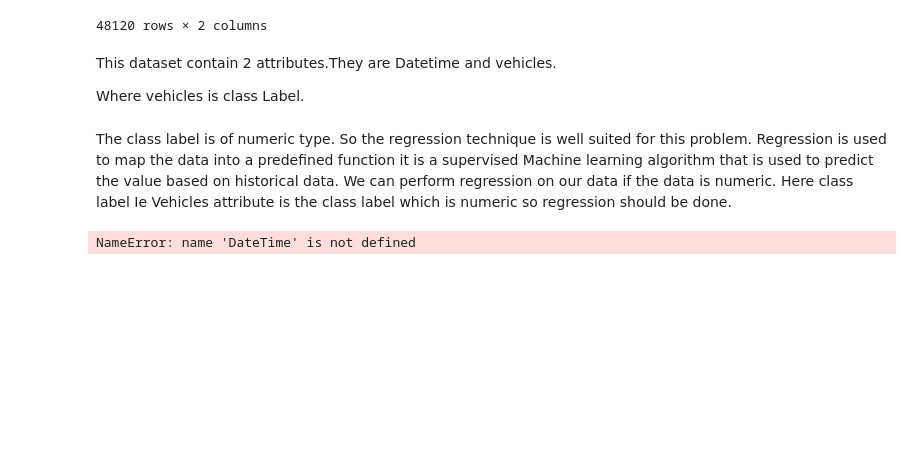
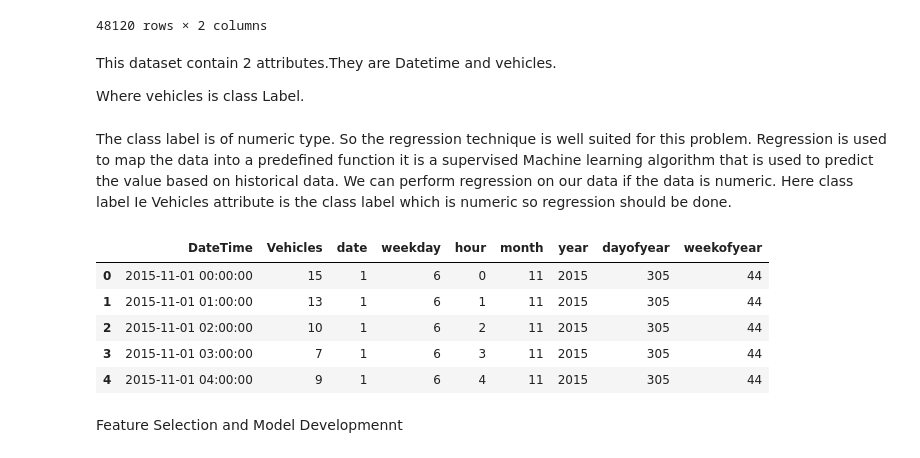
Before and after one commit to AshuuMishra/Vehicle_Count_Prediction_from_Sensor_Data, a Jupyter notebook: Vehicle_count_Prediction.ipynb, the cells around one changed output. Saved outputs shown, nothing was run; the diff lists cells and outputs as text; code cells hidden in the pictures; blank space fills up the shorter version.

```diff
--- a/Vehicle_count_Prediction.ipynb
+++ b/Vehicle_count_Prediction.ipynb
@@ -52,15 +52,56 @@ This dataset contain 2 attributes.They are Datetime and vehicles.
 Where vehicles is class Label.
 # %% [markdown]
 The class label is of numeric type. So the regression technique is well suited for this problem. Regression is used to map the data into a predefined function it is a supervised Machine learning algorithm that is used to predict the value based on historical data. We can perform regression on our data if the data is numeric. Here class label Ie Vehicles attribute is the class label which is numeric so regression should be done.
-# %%
-# Defining the function for getting month , day ,hours
-# from the datetime and loading it to differrent columns
-
-
-def get_dom(dt):
-  return dt.day
-
-
-get_dom(DateTime)
-# %% [output]
-NameError: name 'DateTime' is not defined
+# %%
+# Defining the function for getting month , day ,hours
+# from the datetime and loading it to differrent columns
+
+#get date
+def get_dom(dt):
+  return dt.day
+
+#get weekday
+def get_weekday(dt):
+  return dt.weekday()
+
+#get hour
+def get_hour(dt):
+  return dt.hour
+
+#get year
+def get_year(dt):
+  return dt.year
+
+#get month
+def get_month(dt):
+  return dt.month
+
+#get year day
+def get_dayofyear(dt):
+  return dt.dayofyear
+
+#get year week
+def get_weekofyear(dt):
+  return dt.weekofyear
+
+
+df['DateTime']=df['DateTime'].map(pd.to_datetime)
+df['date']=df['DateTime'].map(get_dom)
+df['weekday']=df['DateTime'].map(get_weekday)
+df['hour']=df['DateTime'].map(get_hour)
+df['month']=df['DateTime'].map(get_month)
+df['year']=df['DateTime'].map(get_year)
+df['year']=df['DateTime'].map(get_year)
+df['dayofyear']=df['DateTime'].map(get_dayofyear)
+df['weekofyear']=df['DateTime'].map(get_weekofyear)
+
+df.head()
+# %% [output]
+|  | DateTime | Vehicles | date | weekday | hour | month | year | dayofyear | weekofyear |
+| 0 | 2015-11-01 00:00:00 | 15 | 1 | 6 | 0 | 11 | 2015 | 305 | 44 |
+| 1 | 2015-11-01 01:00:00 | 13 | 1 | 6 | 1 | 11 | 2015 | 305 | 44 |
+| 2 | 2015-11-01 02:00:00 | 10 | 1 | 6 | 2 | 11 | 2015 | 305 | 44 |
+| 3 | 2015-11-01 03:00:00 | 7 | 1 | 6 | 3 | 11 | 2015 | 305 | 44 |
+| 4 | 2015-11-01 04:00:00 | 9 | 1 | 6 | 4 | 11 | 2015 | 305 | 44 |
+# %% [markdown]
+Feature Selection and Model Developmennt
```
Also changed, not shown: parts of 8 cells of this notebook.
